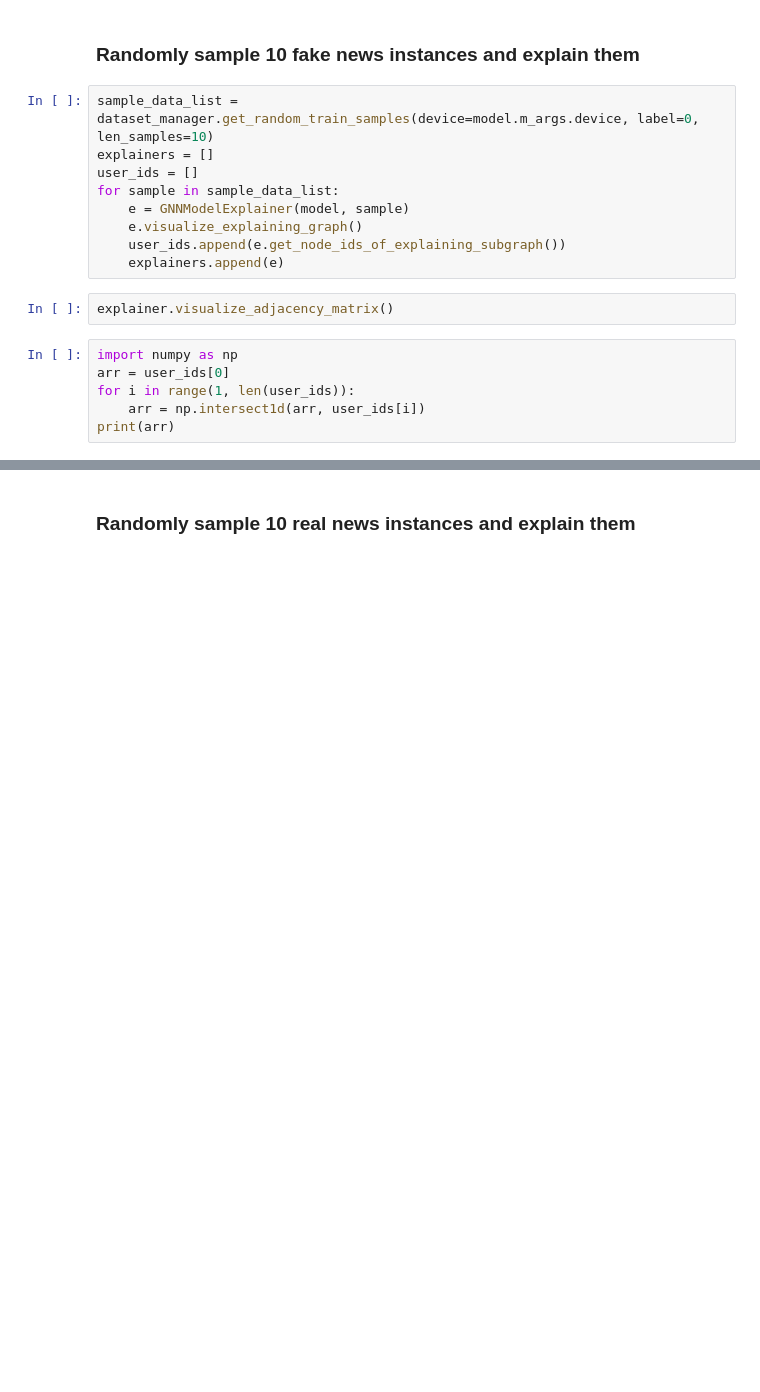
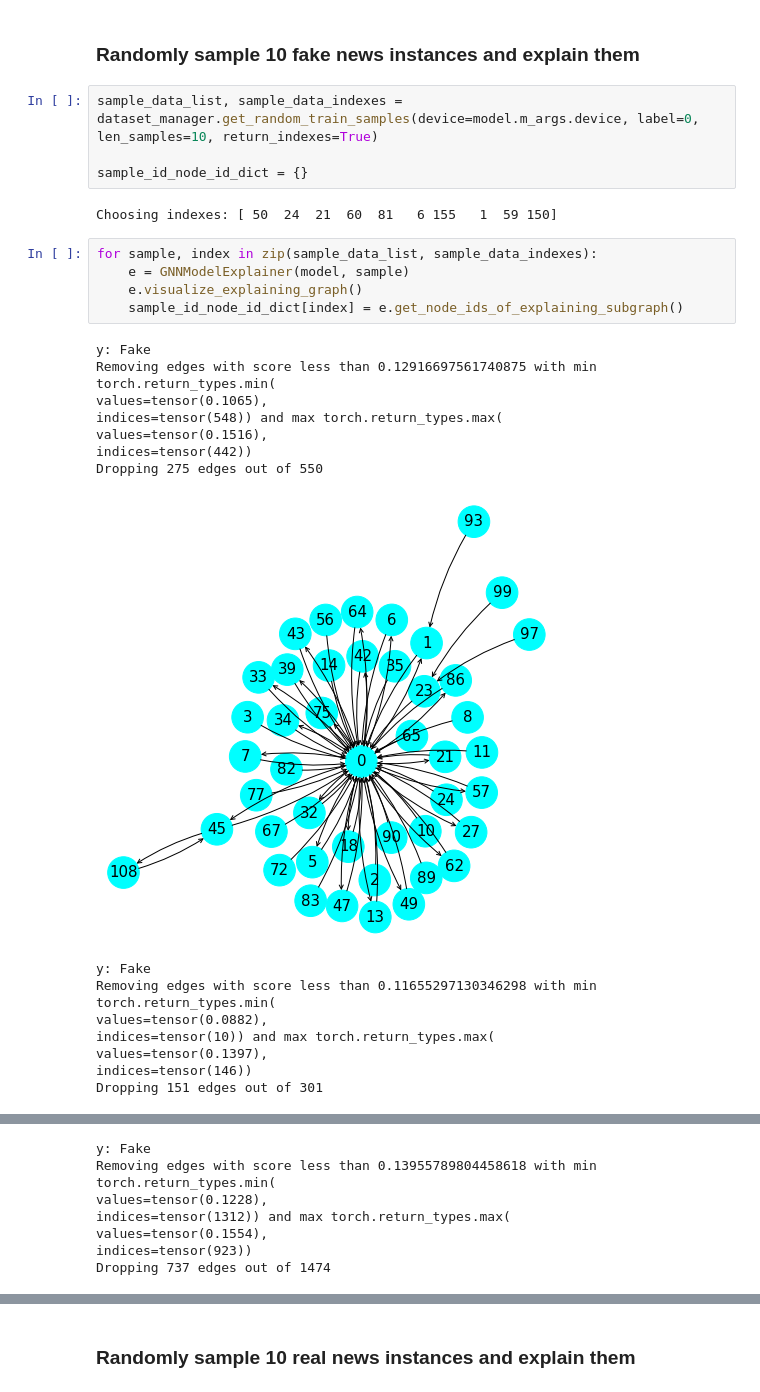
Before and after one commit to sersery35/Explainability_of_FND_Models, a Jupyter notebook: GNNFakeNews/notebooks/UPFD_GCNFN_POL_Notebook.ipynb, the cells around one changed output, grey strips where cells are left out. Saved outputs shown, nothing was run; the diff lists cells and outputs as text; blank space fills up the shorter version.

Commit message:
fix indexing bug when randomly sampling

```diff
--- a/GNNFakeNews/notebooks/UPFD_GCNFN_POL_Notebook.ipynb
+++ b/GNNFakeNews/notebooks/UPFD_GCNFN_POL_Notebook.ipynb
@@ -43,19 +55,29 @@ len(sample_data.x[0])
 # %% [markdown]
 ### Randomly sample 10 fake news instances and explain them
 # %%
-sample_data_list = dataset_manager.get_random_train_samples(device=model.m_args.device, label=0, len_samples=10)
-explainers = []
-user_ids = []
-for sample in sample_data_list:
-    e = GNNModelExplainer(model, sample)
-    e.visualize_explaining_graph()
-    user_ids.append(e.get_node_ids_of_explaining_subgraph())
-    explainers.append(e)
+sample_data_list, sample_data_indexes = dataset_manager.get_random_train_samples(device=model.m_args.device, label=0, len_samples=10, return_indexes=True)
+
+sample_id_node_id_dict = {}
+# %% [output]
+Choosing indexes: [ 50  24  21  60  81   6 155   1  59 150]
-# %%
-explainer.visualize_adjacency_matrix()
-# %%
-import numpy as np
-arr = user_ids[0]
-for i in range(1, len(user_ids)):
-    arr = np.intersect1d(arr, user_ids[i])
-print(arr)
+# %%
+for sample, index in zip(sample_data_list, sample_data_indexes):
+    e = GNNModelExplainer(model, sample)
+    e.visualize_explaining_graph()
+    sample_id_node_id_dict[index] = e.get_node_ids_of_explaining_subgraph()
+# %% [output]
+y: Fake
+Removing edges with score less than 0.12916697561740875 with min torch.return_types.min(
+values=tensor(0.1065),
+indices=tensor(548)) and max torch.return_types.max(
+values=tensor(0.1516),
+indices=tensor(442))
+Dropping 275 edges out of 550
+[figure, added]
+y: Fake
+Removing edges with score less than 0.11655297130346298 with min torch.return_types.min(
+values=tensor(0.0882),
+indices=tensor(10)) and max torch.return_types.max(
+values=tensor(0.1397),
+indices=tensor(146))
+Dropping 151 edges out of 301
@@ -61,0 +85,7 @@ print(arr)
+y: Fake
+Removing edges with score less than 0.13955789804458618 with min torch.return_types.min(
+values=tensor(0.1228),
+indices=tensor(1312)) and max torch.return_types.max(
+values=tensor(0.1554),
+indices=tensor(923))
+Dropping 737 edges out of 1474
```
Also changed, not shown: parts of 18 cells of this notebook, 2 other files.
